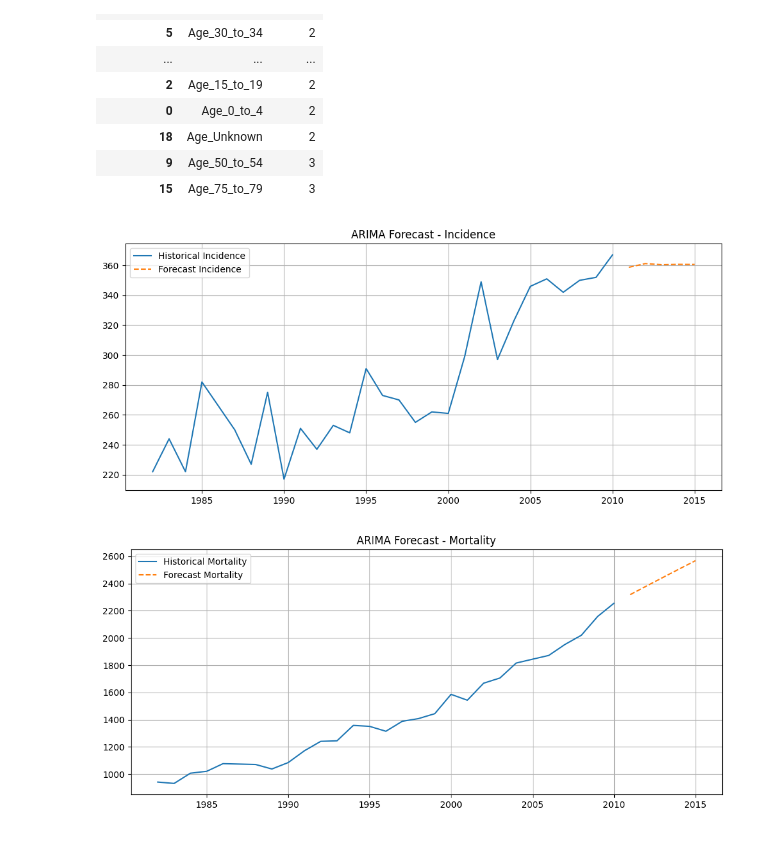
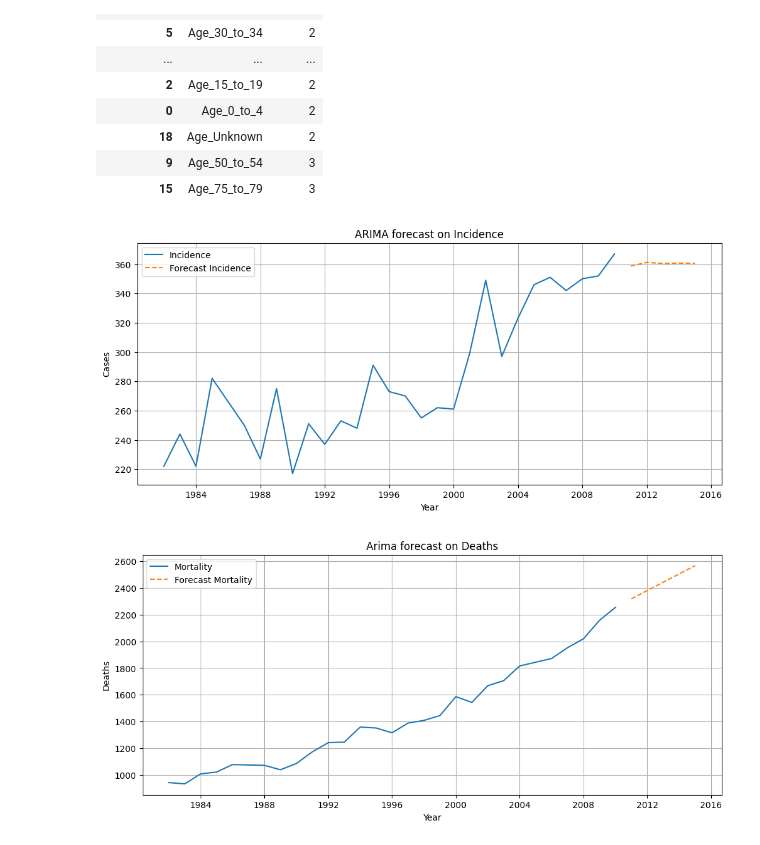
Before and after one commit to ChristianChimi/Australian-HealthCare-Cancer, a Jupyter notebook: Australian_Cancer_Health.ipynb, the cells around one changed output. Drawn from its saved outputs; the diff is of its cells as text; code cells hidden in the pictures.

```diff
--- a/Australian_Cancer_Health.ipynb
+++ b/Australian_Cancer_Health.ipynb
@@ -221,43 +198,61 @@ df_clusters
 | 9 | Age_50_to_54 | 3 |
 | 15 | Age_75_to_79 | 3 |
 # %%
-# Metti l'anno come indice
+uterine_df1['Year'] = pd.to_datetime(uterine_df1['Year'], format='%Y')
 uterine_df1.set_index('Year', inplace=True)
+uterine_df1.index = uterine_df1.index.to_period('Y')
 
-# Serie temporali
+# Temporal series
 incidence_ts = uterine_df1['Sum']
 mortality_ts = uterine_df1['Sum_Death']
 
-# ARIMA su Incidence
+# ARIMA Incidence
 model_inc = ARIMA(incidence_ts, order=(1, 1, 1))
 result_inc = model_inc.fit()
-
-# Forecast
 forecast_inc = result_inc.forecast(steps=5)
 
-# ARIMA su Mortality
+# ARIMA Mortality
 model_mort = ARIMA(mortality_ts, order=(1, 1, 1))
 result_mort = model_mort.fit()
+forecast_mort = result_mort.forecast(steps=5)
 
-forecast_mort = result_mort.forecast(steps=5)
+# Convert index to timestamp
+incidence_ts_plot = incidence_ts.copy()
+incidence_ts_plot.index = incidence_ts_plot.index.to_timestamp()
+
+forecast_inc_plot = forecast_inc.copy()
+forecast_inc_plot.index = forecast_inc_plot.index.to_timestamp()
+
+mortality_ts_plot = mortality_ts.copy()
+mortality_ts_plot.index = mortality_ts_plot.index.to_timestamp()
+
+forecast_mort_plot = forecast_mort.copy()
+forecast_mort_plot.index = forecast_mort_plot.index.to_timestamp()
 
 # Plot Incidence
 plt.figure(figsize=(12, 5))
-plt.plot(incidence_ts, label='Historical Incidence')
-plt.plot(range(incidence_ts.index[-1]+1, incidence_ts.index[-1]+6), forecast_inc, label='Forecast Incidence', linestyle='--')
+plt.plot(incidence_ts_plot, label='Incidence')
+plt.plot(forecast_inc_plot, label='Forecast Incidence', linestyle='--')
+plt.xlabel("Year")
+plt.ylabel("Cases")
+plt.title('ARIMA forecast on Incidence')
 plt.legend()
-plt.title('ARIMA Forecast - Incidence')
 plt.grid(True)
 plt.show()
 
 # Plot Mortality
 plt.figure(figsize=(12, 5))
-plt.plot(mortality_ts, label='Historical Mortality')
-plt.plot(range(mortality_ts.index[-1]+1, mortality_ts.index[-1]+6), forecast_mort, label='Forecast Mortality', linestyle='--')
+plt.plot(mortality_ts_plot, label='Mortality')
+plt.plot(forecast_mort_plot, label='Forecast Mortality', linestyle='--')
+plt.xlabel("Year")
+plt.ylabel("Deaths")
+plt.title('Arima forecast on Deaths')
 plt.legend()
-plt.title('ARIMA Forecast - Mortality')
 plt.grid(True)
 plt.show()
+
+#As it is completely normal to have non stationary warning on ARIMA, i ignore it
+warnings.filterwarnings("ignore", message="Non-stationary starting autoregressive parameters found")
 # %% [output]
-[figure, old version]
+[figure, new version]
-[figure, old version]
+[figure, new version]
```
Also changed, not shown: parts of 6 cells of this notebook.
